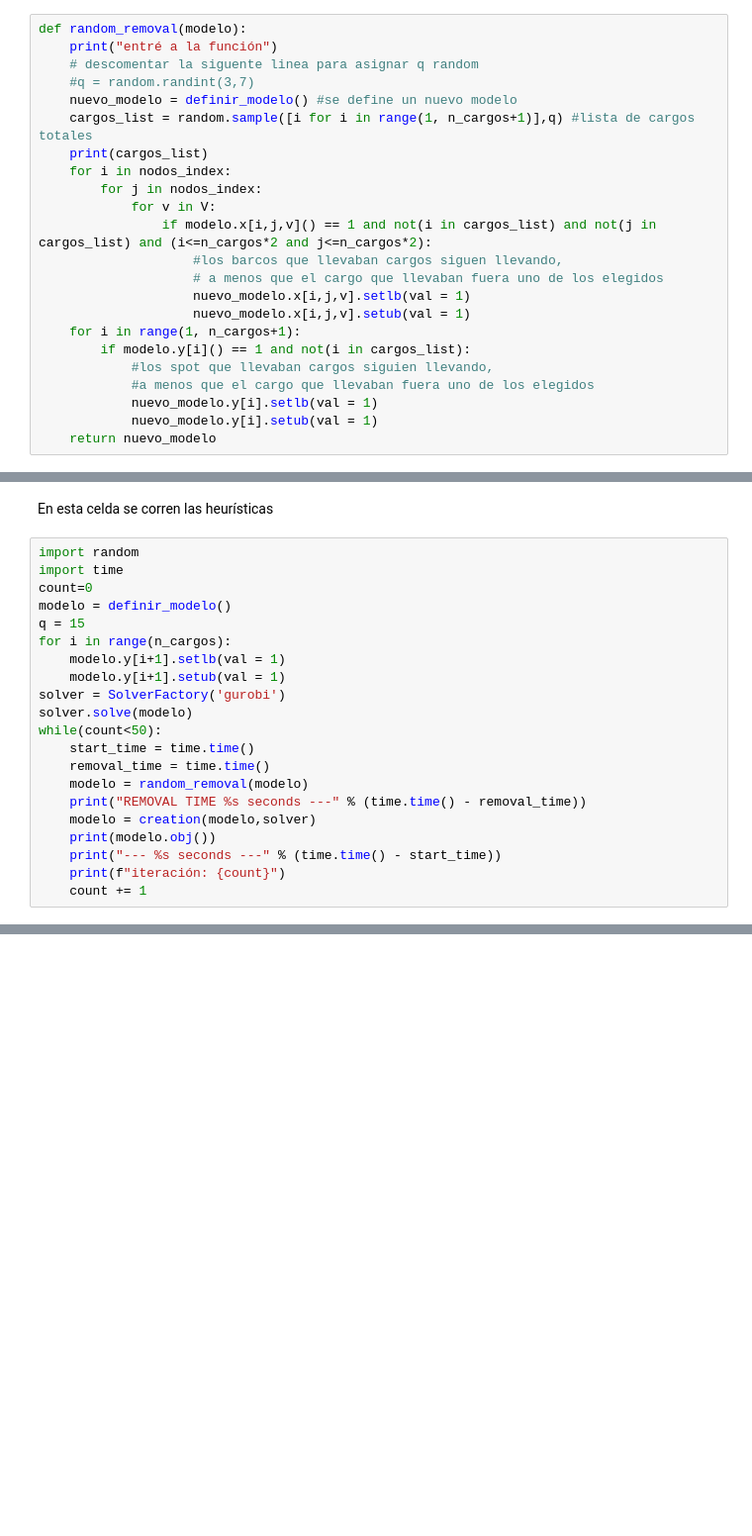
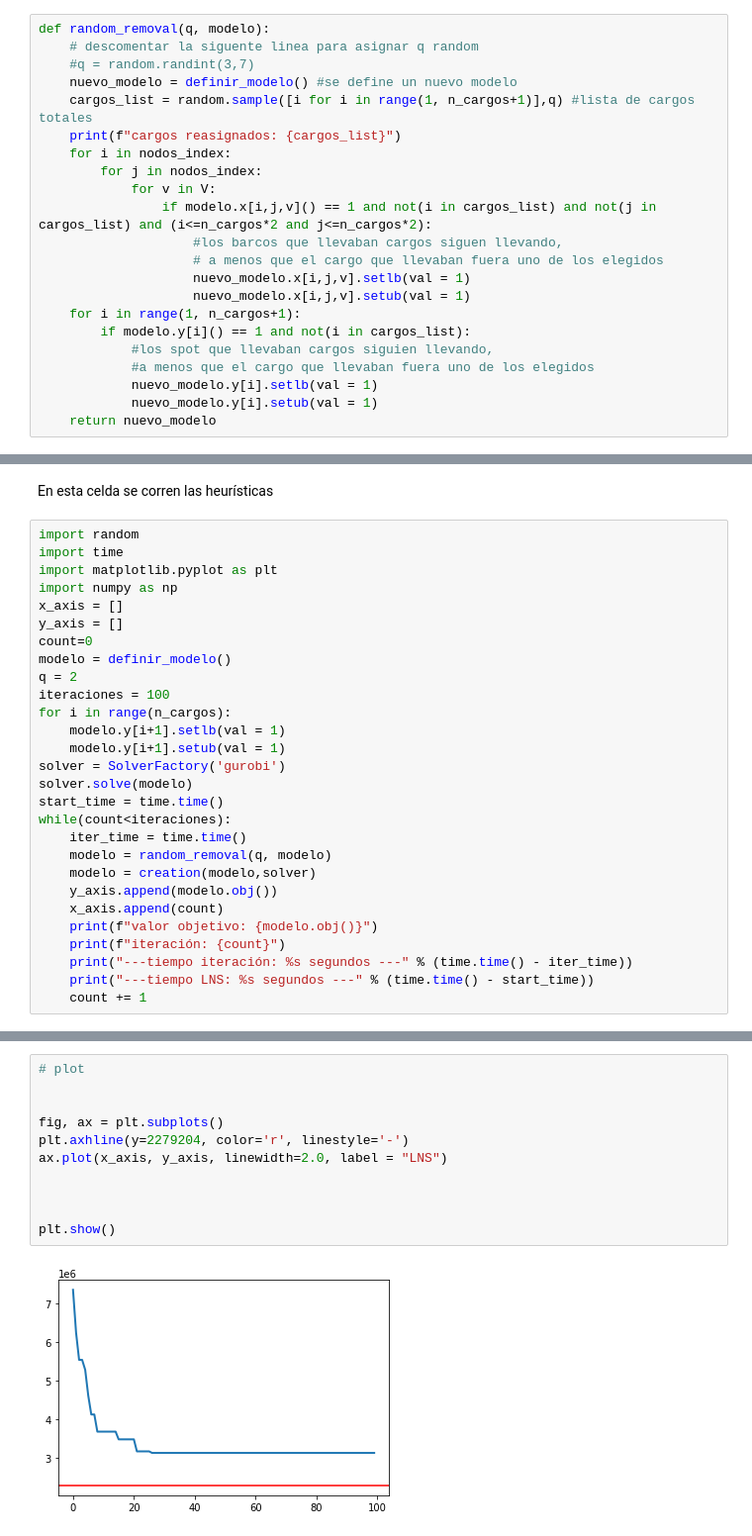
Before and after one commit to jrvalenzuela/Proyecto-capstone, a Jupyter notebook: Modelo_heuristicas.ipynb, the cells around one changed output, grey strips where cells are left out. Shown at 99% size. Saved outputs shown, nothing was run; the diff lists cells and outputs as text; blank space fills up the shorter version.

Commit message:
plot

```diff
--- a/Modelo_heuristicas.ipynb
+++ b/Modelo_heuristicas.ipynb
@@ -260,13 +258,12 @@ def definir_modelo():
 # %% [markdown]
 **random_removal** recibe una instancia del modelo, se eligen $q$ cargos para reasignar, y se fija el resto de las variables asociadas a los cargos restantes.
 # %%
-def random_removal(modelo):
-    print("entré a la función")
+def random_removal(q, modelo):
     # descomentar la siguente linea para asignar q random
     #q = random.randint(3,7)
     nuevo_modelo = definir_modelo() #se define un nuevo modelo
     cargos_list = random.sample([i for i in range(1, n_cargos+1)],q) #lista de cargos totales
-    print(cargos_list)
+    print(f"cargos reasignados: {cargos_list}")
     for i in nodos_index:
         for j in nodos_index:
             for v in V:
@@ -293,22 +290,29 @@ En esta celda se corren las heurísticas
 # %%
 import random
 import time
+import matplotlib.pyplot as plt
+import numpy as np
+x_axis = []
+y_axis = []
 count=0
 modelo = definir_modelo()
-q = 15
+q = 2
+iteraciones = 100
 for i in range(n_cargos):
     modelo.y[i+1].setlb(val = 1)
     modelo.y[i+1].setub(val = 1)
 solver = SolverFactory('gurobi')
 solver.solve(modelo)
-while(count<50):
-    start_time = time.time()
-    removal_time = time.time()
-    modelo = random_removal(modelo)
-    print("REMOVAL TIME %s seconds ---" % (time.time() - removal_time))
+start_time = time.time()
+while(count<iteraciones):
+    iter_time = time.time()
+    modelo = random_removal(q, modelo)
     modelo = creation(modelo,solver)
-    print(modelo.obj())
-    print("--- %s seconds ---" % (time.time() - start_time))
+    y_axis.append(modelo.obj())
+    x_axis.append(count)
+    print(f"valor objetivo: {modelo.obj()}")
     print(f"iteración: {count}")
+    print("---tiempo iteración: %s segundos ---" % (time.time() - iter_time))
+    print("---tiempo LNS: %s segundos ---" % (time.time() - start_time))
     count += 1
 # %% [output]
@@ -332,3 +336,16 @@ iteración: 49
+# %%
+# plot
+
+
+fig, ax = plt.subplots()
+plt.axhline(y=2279204, color='r', linestyle='-')
+ax.plot(x_axis, y_axis, linewidth=2.0, label = "LNS")
+
+
+
+plt.show()
+# %% [output]
+[figure, added]
 # %%
 print("recorrido de barcos")
 for i in modelo.x:
```
Also changed, not shown: parts of 3 cells of this notebook.
